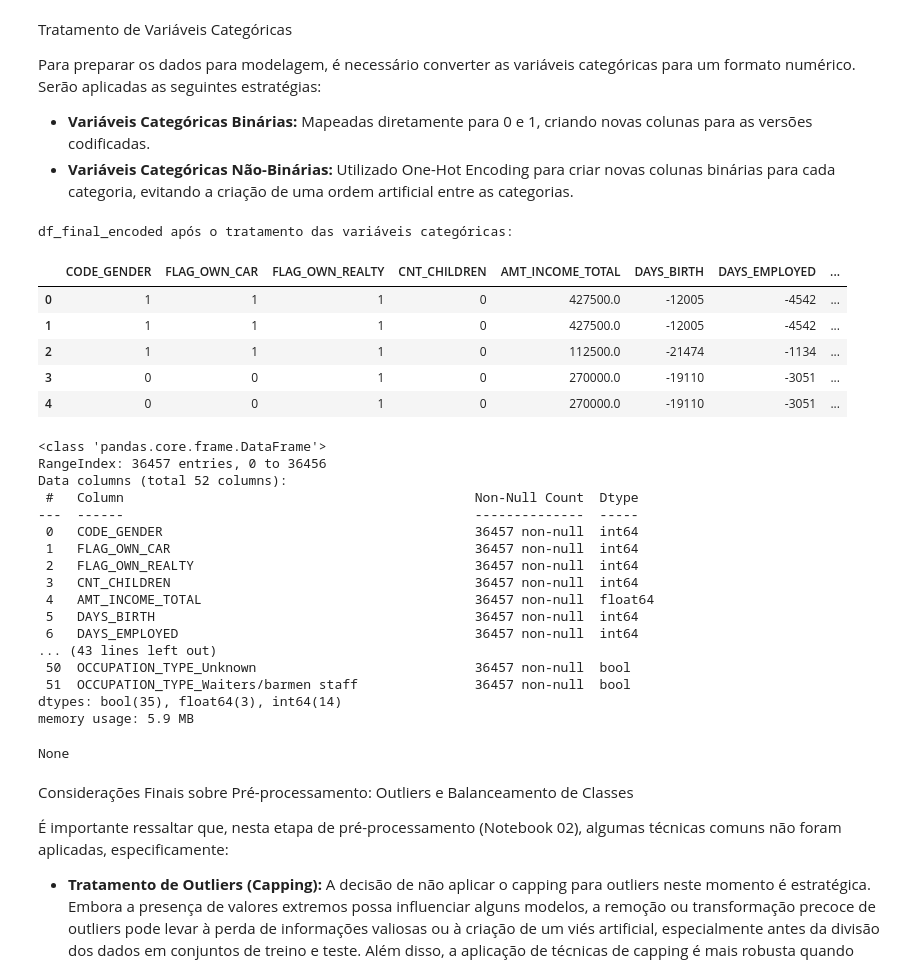
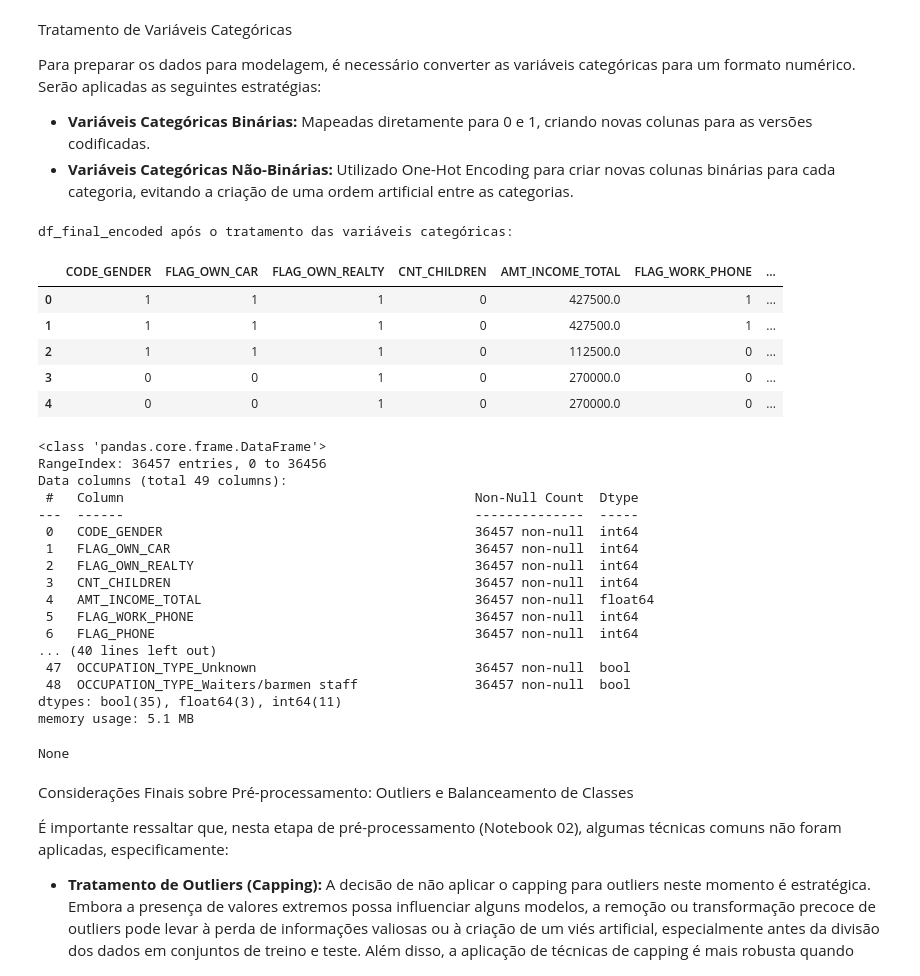
Before and after one commit to Ginkno/postech-tech-challenge-fase2-grupo1-12dtat, a Jupyter notebook: notebooks/02_preprocessamento-1.ipynb, the cells around one changed output. Saved outputs shown, nothing was run; the diff lists cells and outputs as text; code cells hidden in the pictures.

Commit message:
Alteração da célular 18 com inclusão de mais variáveis para excluir.

```diff
--- a/notebooks/02_preprocessamento-1.ipynb
+++ b/notebooks/02_preprocessamento-1.ipynb
@@ -387,40 +387,40 @@ Para preparar os dados para modelagem, é necessário converter as variáveis ca
 # %%
 # Fazer uma cópia do Dataframe.
 df_processed = df_final.copy()
 
 # Mapear variáveis categóricas binárias para numéricas.
 df_processed["CODE_GENDER"] = df_processed["CODE_GENDER"].map({"M": 1, "F": 0})
 df_processed["FLAG_OWN_CAR"] = df_processed["FLAG_OWN_CAR"].map({"Y": 1, "N": 0})
 df_processed["FLAG_OWN_REALTY"] = df_processed["FLAG_OWN_REALTY"].map({"Y": 1, "N": 0})
 
 # Identificar colunas categóricas restantes que não são binárias para One-Hot Encoding
 categorical_cols_to_encode = [
     'NAME_INCOME_TYPE', 'NAME_EDUCATION_TYPE', 'NAME_FAMILY_STATUS',
     'NAME_HOUSING_TYPE', 'OCCUPATION_TYPE'
 ]
 
 # Aplicar One-Hot Encoding para as variáveis categóricas restantes
 # e juntar as colunas codificadas ao df_processed, removendo as colunas originais.
 df_final_encoded = pd.get_dummies(df_processed, columns=categorical_cols_to_encode, prefix=categorical_cols_to_encode, drop_first=True)
 
 #Remover a coluna 'ID', 'FLAG_MOBIL' e 'IS_BAD_PAYER' já que não são relevantes
 # para a previsão,
-colunas_para_descartar = ["ID", "FLAG_MOBIL"]
+colunas_para_descartar = ["ID", "DAYS_BIRTH", "DAYS_EMPLOYED", "FLAG_MOBIL", "IS_BAD_PAYER"]
 df_final_encoded = df_final_encoded.drop(columns=colunas_para_descartar)
 print("df_final_encoded após o tratamento das variáveis categóricas:")
 display(df_final_encoded.head())
 display(df_final_encoded.info())
 # %% [output]
 df_final_encoded após o tratamento das variáveis categóricas:
-|  | CODE_GENDER | FLAG_OWN_CAR | FLAG_OWN_REALTY | CNT_CHILDREN | AMT_INCOME_TOTAL | DAYS_BIRTH | DAYS_EMPLOYED | ... |
-| 0 | 1 | 1 | 1 | 0 | 427500.0 | -12005 | -4542 | ... |
-| 1 | 1 | 1 | 1 | 0 | 427500.0 | -12005 | -4542 | ... |
-| 2 | 1 | 1 | 1 | 0 | 112500.0 | -21474 | -1134 | ... |
-| 3 | 0 | 0 | 1 | 0 | 270000.0 | -19110 | -3051 | ... |
-| 4 | 0 | 0 | 1 | 0 | 270000.0 | -19110 | -3051 | ... |
+|  | CODE_GENDER | FLAG_OWN_CAR | FLAG_OWN_REALTY | CNT_CHILDREN | AMT_INCOME_TOTAL | FLAG_WORK_PHONE | ... |
+| 0 | 1 | 1 | 1 | 0 | 427500.0 | 1 | ... |
+| 1 | 1 | 1 | 1 | 0 | 427500.0 | 1 | ... |
+| 2 | 1 | 1 | 1 | 0 | 112500.0 | 0 | ... |
+| 3 | 0 | 0 | 1 | 0 | 270000.0 | 0 | ... |
+| 4 | 0 | 0 | 1 | 0 | 270000.0 | 0 | ... |
 <class 'pandas.core.frame.DataFrame'>
 RangeIndex: 36457 entries, 0 to 36456
-Data columns (total 52 columns):
+Data columns (total 49 columns):
  #   Column                                             Non-Null Count  Dtype
 ---  ------                                             --------------  -----
  0   CODE_GENDER                                        36457 non-null  int64
@@ -428,13 +428,13 @@ Data columns (total 52 columns):
  2   FLAG_OWN_REALTY                                    36457 non-null  int64
  3   CNT_CHILDREN                                       36457 non-null  int64
  4   AMT_INCOME_TOTAL                                   36457 non-null  float64
- 5   DAYS_BIRTH                                         36457 non-null  int64
- 6   DAYS_EMPLOYED                                      36457 non-null  int64
-... (43 lines left out)
- 50  OCCUPATION_TYPE_Unknown                            36457 non-null  bool
- 51  OCCUPATION_TYPE_Waiters/barmen staff               36457 non-null  bool
-dtypes: bool(35), float64(3), int64(14)
-memory usage: 5.9 MB
+ 5   FLAG_WORK_PHONE                                    36457 non-null  int64
+ 6   FLAG_PHONE                                         36457 non-null  int64
+... (40 lines left out)
+ 47  OCCUPATION_TYPE_Unknown                            36457 non-null  bool
+ 48  OCCUPATION_TYPE_Waiters/barmen staff               36457 non-null  bool
+dtypes: bool(35), float64(3), int64(11)
+memory usage: 5.1 MB
 None
 # %% [markdown]
 Considerações Finais sobre Pré-processamento: Outliers e Balanceamento de Classes
```
Also changed, not shown: parts of 1 cell of this notebook.
